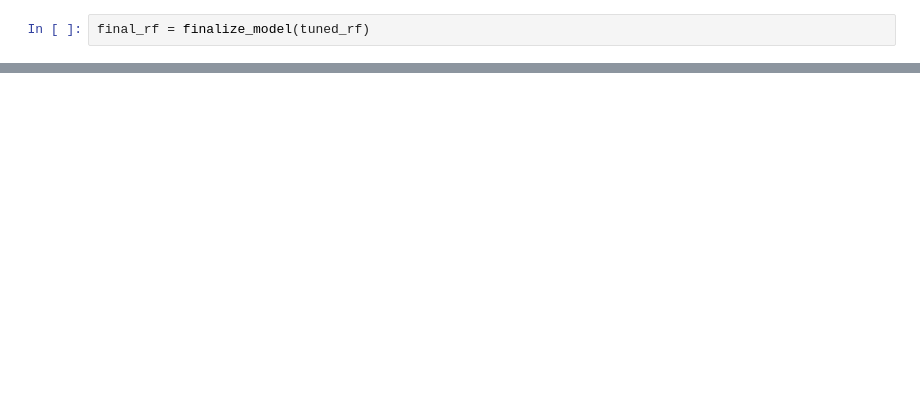
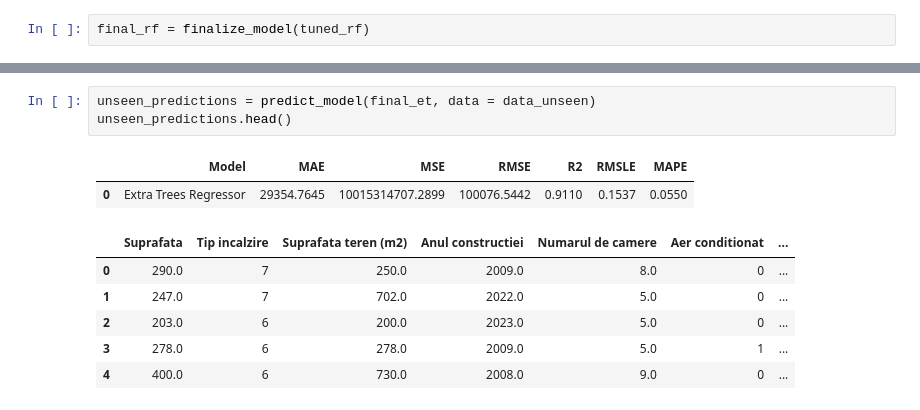
Before and after one commit to SimeonTica/House-pricing-prediction, a Jupyter notebook: House pricing prediction/PyCaret.ipynb, the cells around one changed output, grey strips where cells are left out. Saved outputs shown, nothing was run; the diff lists cells and outputs as text; blank space fills up the shorter version.

```diff
--- a/House pricing prediction/PyCaret.ipynb
+++ b/House pricing prediction/PyCaret.ipynb
@@ -224,0 +257,12 @@ unseen_predictions.head()
+# %%
+unseen_predictions = predict_model(final_et, data = data_unseen)
+unseen_predictions.head()
+# %% [output]
+|  | Model | MAE | MSE | RMSE | R2 | RMSLE | MAPE |
+| 0 | Extra Trees Regressor | 29354.7645 | 10015314707.2899 | 100076.5442 | 0.9110 | 0.1537 | 0.0550 |
+|  | Suprafata | Tip incalzire | Suprafata teren (m2) | Anul constructiei | Numarul de camere | Aer conditionat | ... |
+| 0 | 290.0 | 7 | 250.0 | 2009.0 | 8.0 | 0 | ... |
+| 1 | 247.0 | 7 | 702.0 | 2022.0 | 5.0 | 0 | ... |
+| 2 | 203.0 | 6 | 200.0 | 2023.0 | 5.0 | 0 | ... |
+| 3 | 278.0 | 6 | 278.0 | 2009.0 | 5.0 | 1 | ... |
+| 4 | 400.0 | 6 | 730.0 | 2008.0 | 9.0 | 0 | ... |
```
Also changed, not shown: parts of 17 cells of this notebook, 10 other files.
